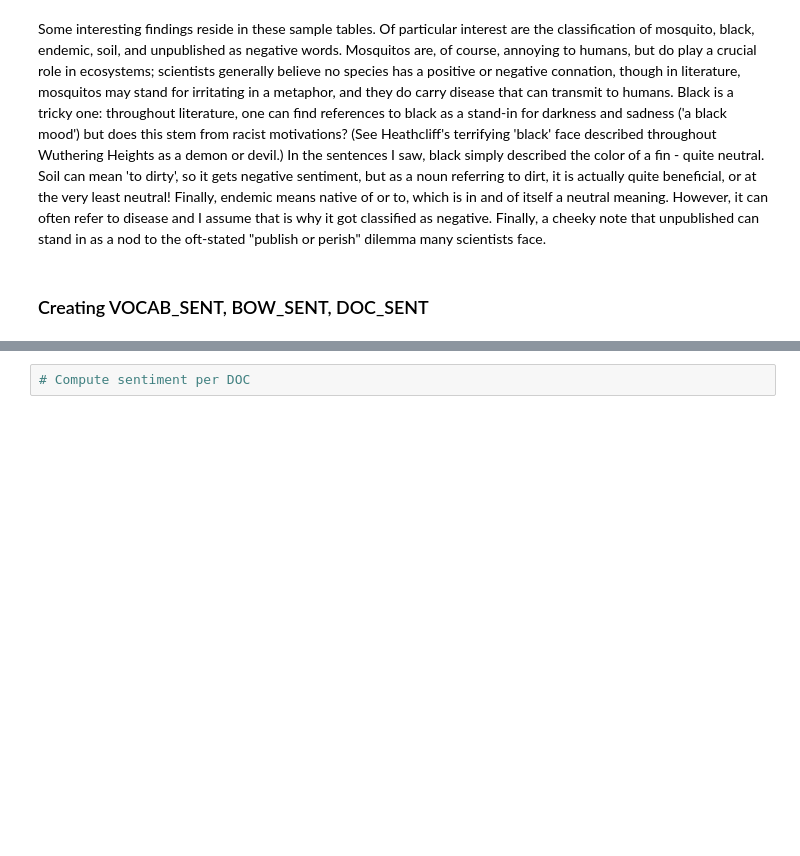
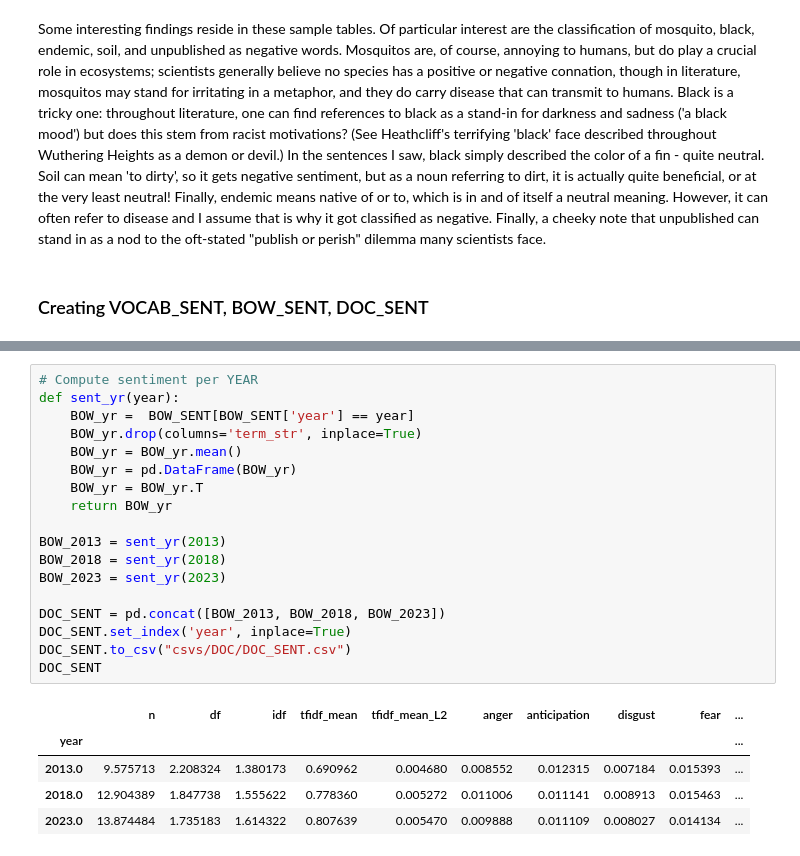
Before and after one commit to caroline-kranefuss/evolving_sentiment_climate, a Jupyter notebook: notebooks/sentiment.ipynb, the cells around one changed output, grey strips where cells are left out. Cells and saved outputs as stored; diff of their text form; blank space fills up the shorter version.

Commit message:
Finished sentiment

```diff
--- a/notebooks/sentiment.ipynb
+++ b/notebooks/sentiment.ipynb
@@ -294,2 +294,24 @@ BOW_SENT.sample(n=5)
 # %%
-# Compute sentiment per DOC
+# Compute sentiment per YEAR
+def sent_yr(year):
+    BOW_yr =  BOW_SENT[BOW_SENT['year'] == year]
+    BOW_yr.drop(columns='term_str', inplace=True)
+    BOW_yr = BOW_yr.mean()
+    BOW_yr = pd.DataFrame(BOW_yr)
+    BOW_yr = BOW_yr.T
+    return BOW_yr
+
+BOW_2013 = sent_yr(2013)
+BOW_2018 = sent_yr(2018)
+BOW_2023 = sent_yr(2023)
+
+DOC_SENT = pd.concat([BOW_2013, BOW_2018, BOW_2023])
+DOC_SENT.set_index('year', inplace=True)
+DOC_SENT.to_csv("csvs/DOC/DOC_SENT.csv")
+DOC_SENT
+# %% [output]
+|  | n | df | idf | tfidf_mean | tfidf_mean_L2 | anger | anticipation | disgust | fear | ... |
+| year |  |  |  |  |  |  |  |  |  | ... |
+| 2013.0 | 9.575713 | 2.208324 | 1.380173 | 0.690962 | 0.004680 | 0.008552 | 0.012315 | 0.007184 | 0.015393 | ... |
+| 2018.0 | 12.904389 | 1.847738 | 1.555622 | 0.778360 | 0.005272 | 0.011006 | 0.011141 | 0.008913 | 0.015463 | ... |
+| 2023.0 | 13.874484 | 1.735183 | 1.614322 | 0.807639 | 0.005470 | 0.009888 | 0.011109 | 0.008027 | 0.014134 | ... |
```
Also changed, not shown: parts of 2 cells of this notebook, 6 other files.
